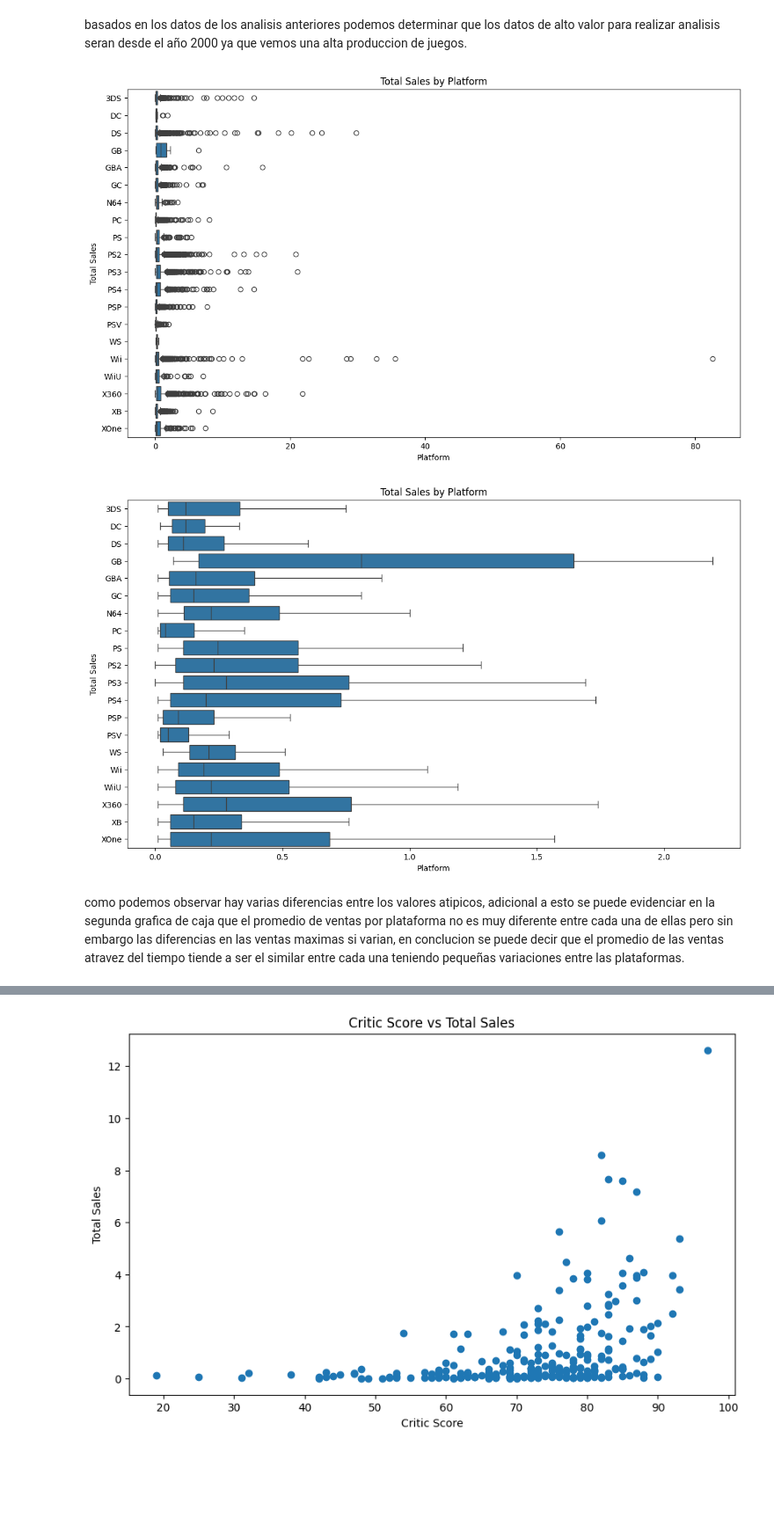
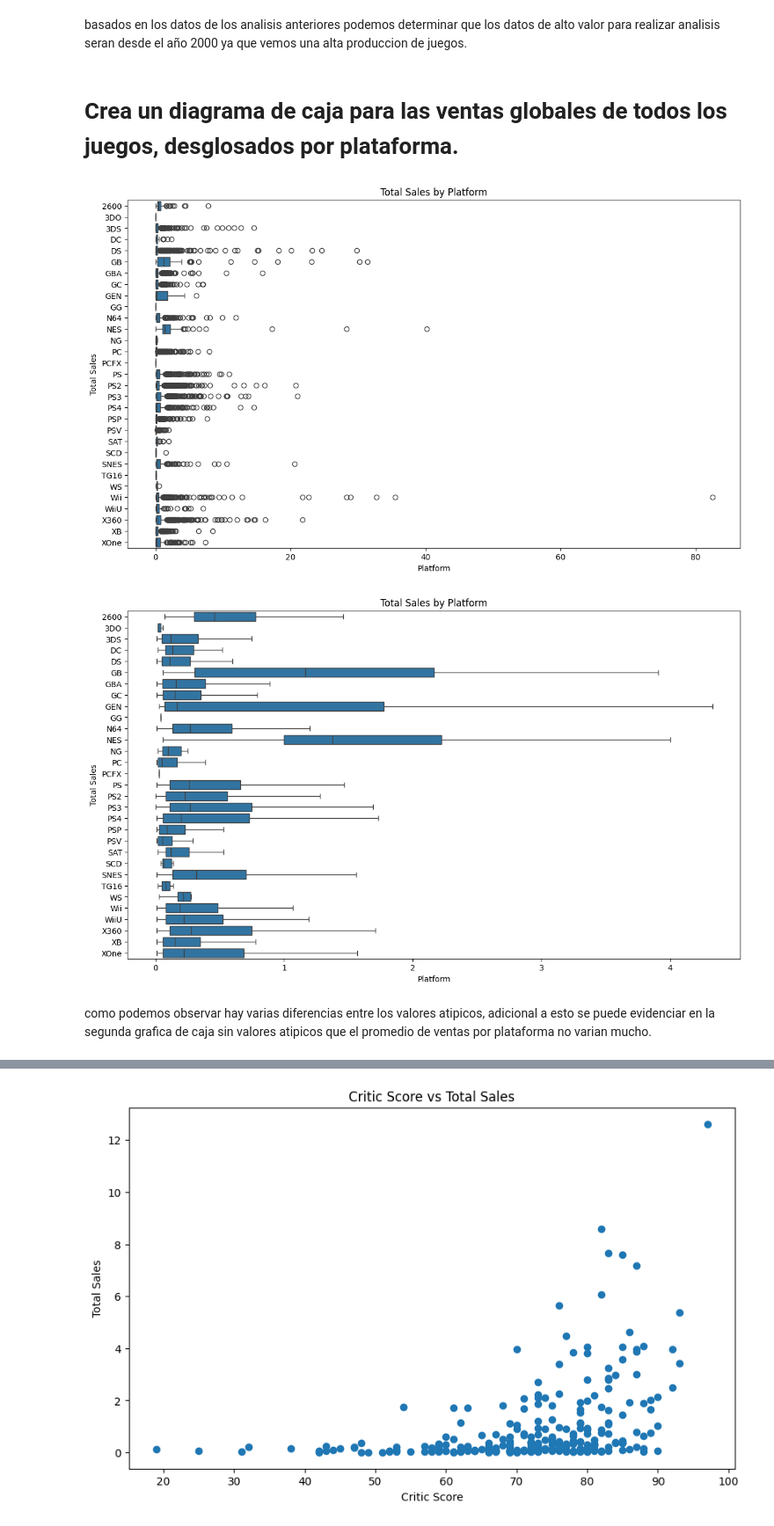
Before and after one commit to Nicobpm/selled_games_around_the_world, a Jupyter notebook: Proyect_games.ipynb, the cells around one changed output, grey strips where cells are left out. Shown at 88% size. Drawn from its saved outputs; the diff is of its cells as text; code cells hidden in the pictures; blank space fills up the shorter version.

Commit message:
Se detalla y explica cada paso y se da un análisis al respecto.

```diff
--- a/Proyect_games.ipynb
+++ b/Proyect_games.ipynb
@@ -261,35 +276,37 @@ Como podemos observar evidenciamos que apartir del año 2000 vemos un auge en la
 [figure]
 # %% [markdown]
 basados en los datos de los analisis anteriores podemos determinar que los datos de alto valor para realizar analisis seran desde el año 2000 ya que vemos una alta produccion de juegos.
+# %% [markdown]
+# Crea un diagrama de caja para las ventas globales de todos los juegos, desglosados por plataforma.
 # %%
 #filtred relevant data from year 2000 to more recent
-Datos_relevantes = df.query("year_of_release >= 2000")
+Datos_relevantes = df.query("year_of_release >= 0")
 Datos_relevantes_graph = Datos_relevantes.pivot_table(index="platform",columns= "name", values="total_sales",aggfunc="sum").reset_index()
 Datos_relevantes_graph_melted = Datos_relevantes_graph.melt(
     id_vars="platform", var_name="name", value_name="total_sales")
 
 # Create a boxplot
 plt.figure(figsize=(14, 8))
 sns.boxplot(x='total_sales', y='platform', data=Datos_relevantes_graph_melted)
 # Add title and labels
 plt.title('Total Sales by Platform')
 plt.xlabel('Platform')
 plt.ylabel('Total Sales')
 plt.show()
 
 print()
 
 #create a new boxplot avoiding the outliers
 plt.figure(figsize=(14, 8))
 sns.boxplot(x='total_sales', y='platform', data=Datos_relevantes_graph_melted, showfliers=False)
 # Add title and labels
 plt.title('Total Sales by Platform')
 plt.xlabel('Platform')
 plt.ylabel('Total Sales')
 plt.show()
 # %% [output]
-[figure, old version]
+[figure, new version]
-[figure, old version]
+[figure, new version]
 # %% [markdown]
-como podemos observar hay varias diferencias entre los valores atipicos, adicional a esto se puede evidenciar en la segunda grafica de caja que el promedio de ventas por plataforma no es muy diferente entre cada una de ellas pero sin embargo las diferencias en las ventas maximas si varian, en conclucion se puede decir que el promedio de las ventas atravez del tiempo tiende a ser el similar entre cada una teniendo pequeñas variaciones entre las plataformas.
+como podemos observar hay varias diferencias entre los valores atipicos, adicional a esto se puede evidenciar en la segunda grafica de caja sin valores atipicos que el promedio de ventas por plataforma no varian mucho.
 # %% [markdown]
```
Also changed, not shown: parts of 13 cells of this notebook.
